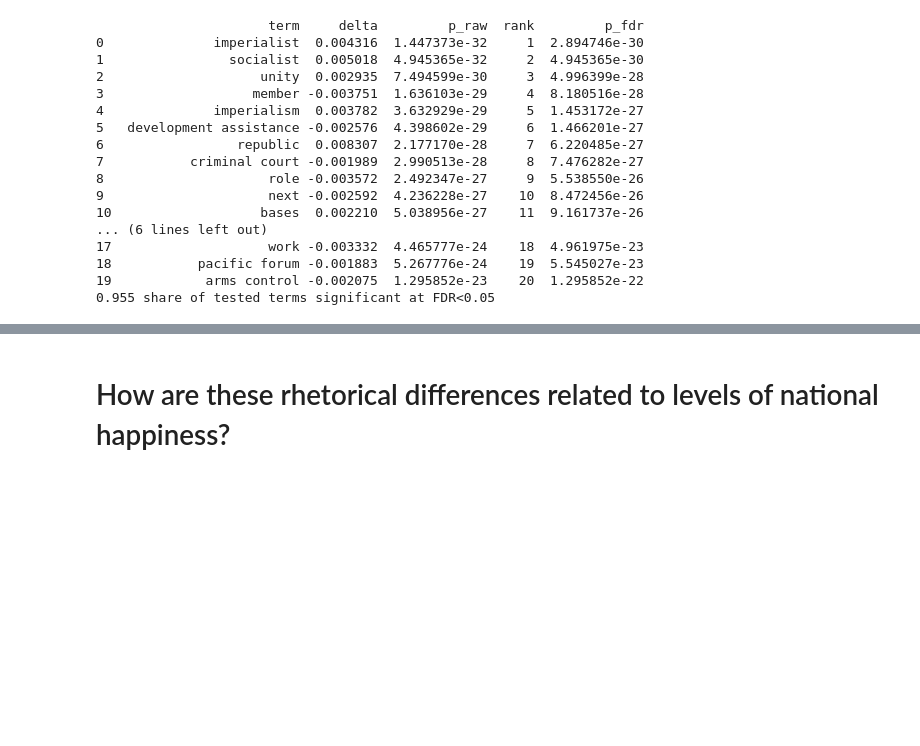
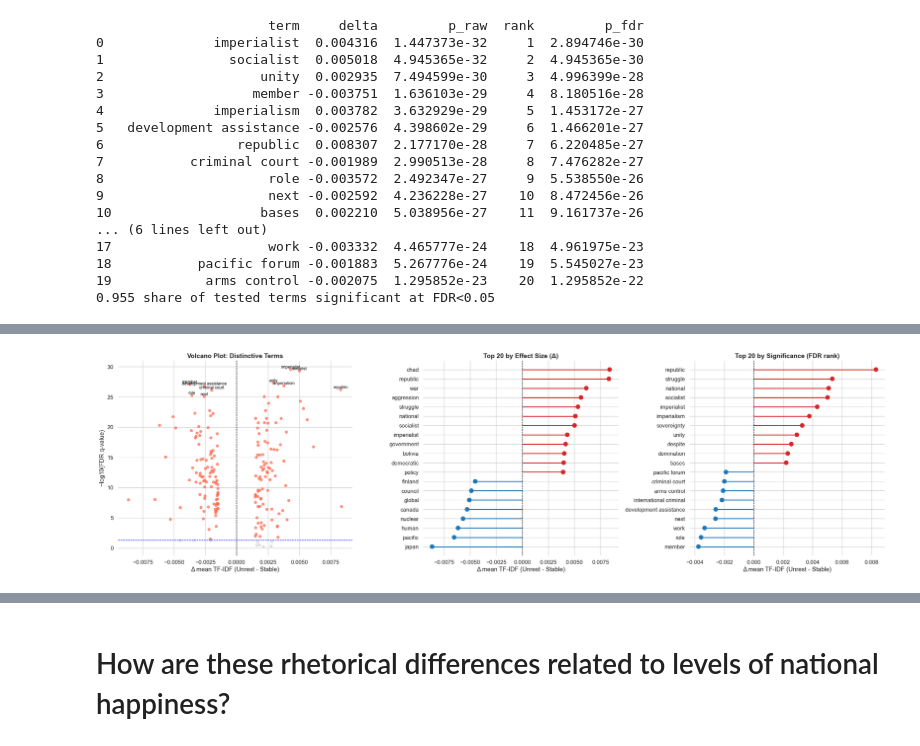
Before and after one commit to ileshyadav2002/FDS_ASSIGNMENT1, a Jupyter notebook: TD_IDF.ipynb, the cells around one changed output, grey strips where cells are left out. Saved outputs shown, nothing was run; the diff lists cells and outputs as text; code cells hidden in the pictures; blank space fills up the shorter version.

```diff
--- a/TD_IDF.ipynb
+++ b/TD_IDF.ipynb
@@ -717,0 +718,81 @@ These results provide strong evidence that **speech rhetoric systematically diff
+# %%
+import matplotlib.pyplot as plt
+import seaborn as sns
+import numpy as np
+
+# Ensure clean copy
+df = res.copy()
+df["neglogq"] = -np.log10(df["p_fdr"].replace(0, 1e-300))
+
+# Parameters
+alpha_q = 0.05
+top_k = 20
+
+# Volcano + two lollipop charts
+fig, axes = plt.subplots(1, 3, figsize=(24,7), gridspec_kw={'width_ratios':[1.2,1,1]})
+
+# 1) Volcano
+ax = axes[0]
+sns.scatterplot(
+    data=df, x="delta", y="neglogq",
+    hue=df["p_fdr"] < alpha_q,
+    palette={True: "tomato", False: "lightgray"},
+    alpha=0.7, edgecolor=None, ax=ax, legend=False
+)
+
+ax.axvline(0, color="black", ls="--", lw=1)
+ax.axhline(-np.log10(alpha_q), color="blue", ls="--", lw=1)
+
+ax.set_title("Volcano Plot: Distinctive Terms", fontsize=14, weight="bold")
+ax.set_xlabel("Δ mean TF-IDF (Unrest - Stable)")
+ax.set_ylabel("−log10(FDR q-value)")
+
+# Annotate top significant terms (by FDR)
+top = df.nsmallest(10, "p_fdr")
+for _, row in top.iterrows():
+    ax.text(row["delta"], row["neglogq"]+0.2, row["term"],
+            fontsize=9, ha="center", color="black")
+
+# 2) Lollipop by Effect Size (delta)
+ax = axes[1]
+top_delta = df.loc[df["p_fdr"] < alpha_q].reindex(
+    df.loc[df["p_fdr"] < alpha_q, "delta"].abs().sort_values(ascending=False).index
+).head(top_k)
+
+top_delta = top_delta.sort_values("delta")
+
+colors = top_delta["delta"].apply(lambda x: "#d62728" if x > 0 else "#1f77b4")
+
+ax.hlines(y=top_delta["term"], xmin=0, xmax=top_delta["delta"],
+          color=colors, lw=2)
+ax.scatter(top_delta["delta"], top_delta["term"],
+           color=colors, s=80, zorder=3)
+
+ax.axvline(0, color="black", lw=1, ls="--")
+ax.set_title(f"Top {top_k} by Effect Size (Δ)", fontsize=14, weight="bold")
+ax.set_xlabel("Δ mean TF-IDF (Unrest - Stable)")
+ax.set_ylabel("")
+
+# 3) Lollipop by Significance (Rank p_fdr)
+ax = axes[2]
+top_sig = df.loc[df["p_fdr"] < alpha_q].nsmallest(top_k, "p_fdr")
+
+top_sig = top_sig.sort_values("delta")
+colors = top_sig["delta"].apply(lambda x: "#d62728" if x > 0 else "#1f77b4")
+
+ax.hlines(y=top_sig["term"], xmin=0, xmax=top_sig["delta"],
+          color=colors, lw=2)
+ax.scatter(top_sig["delta"], top_sig["term"],
+           color=colors, s=80, zorder=3)
+
+ax.axvline(0, color="black", lw=1, ls="--")
+ax.set_title(f"Top {top_k} by Significance (FDR rank)", fontsize=14, weight="bold")
+ax.set_xlabel("Δ mean TF-IDF (Unrest - Stable)")
+ax.set_ylabel("")
+
+# Styling
+sns.despine(left=True, bottom=True)
+plt.tight_layout()
+plt.show()
+# %% [output]
+[figure, added]
```
Also changed, not shown: parts of 20 cells of this notebook.
